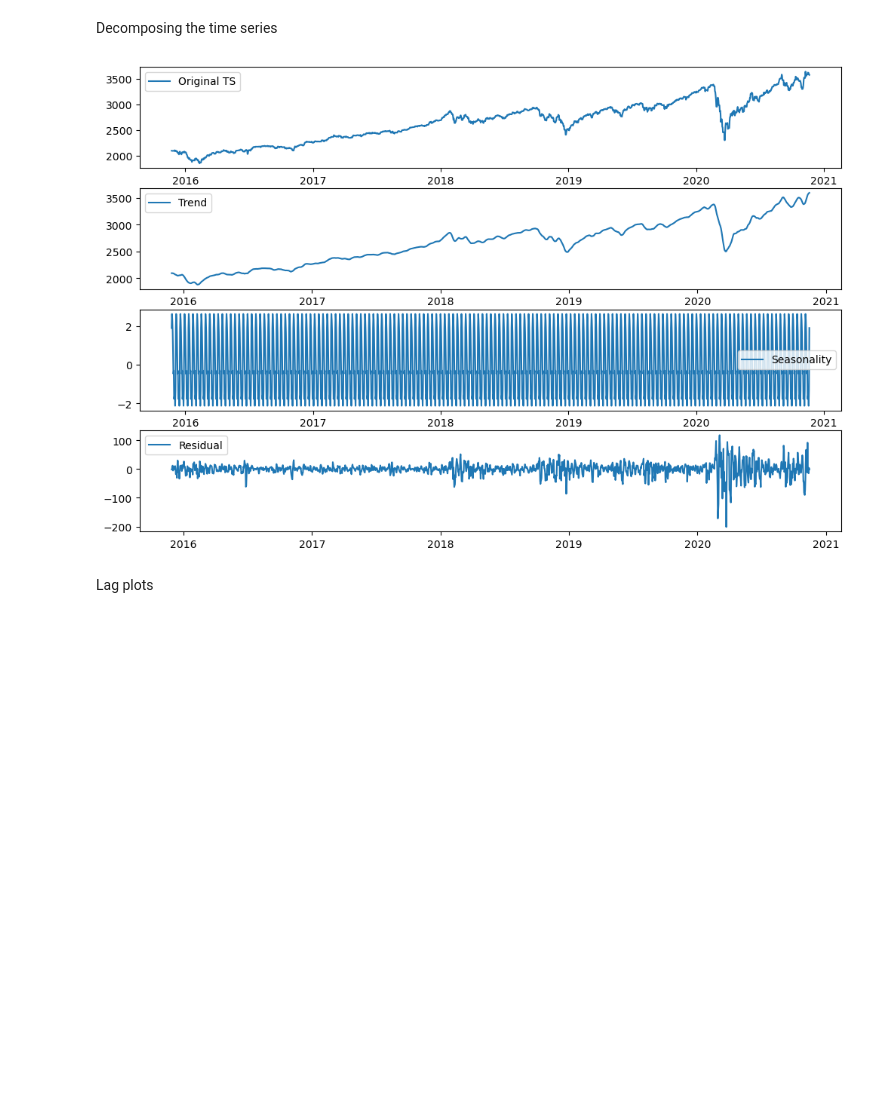
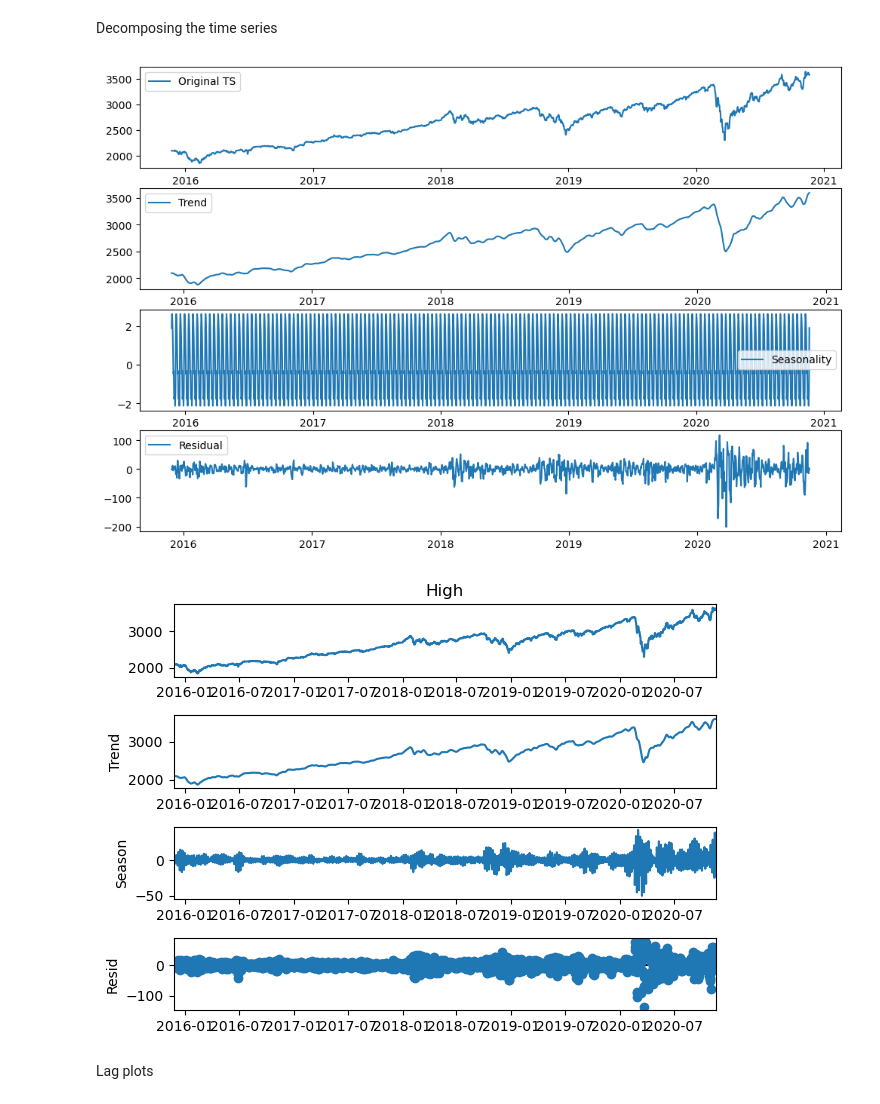
Before and after one commit to TheNoobGoda/time_series_project, a Jupyter notebook: yahoo_stock.ipynb, the cells around one changed output. Saved outputs shown, nothing was run; the diff lists cells and outputs as text; code cells hidden in the pictures; blank space fills up the shorter version.

```diff
--- a/yahoo_stock.ipynb
+++ b/yahoo_stock.ipynb
@@ -100,22 +101,27 @@ df = pd.read_csv('yahoo_stock.csv', parse_dates = ['Date'], index_col = 'Date')
 # %%
 decompose_add=seasonal_decompose(df[var], model='additive', period=12)
 plt.figure(figsize=(12,8))
 plt.subplot(411)
 plt.plot(df[var], label='Original TS')
 plt.legend(loc='best')
 plt.subplot(412)
 plt.plot(decompose_add.trend, label='Trend')
 plt.legend(loc='best')
 plt.subplot(413)
 plt.plot(decompose_add.seasonal,label='Seasonality')
 plt.legend(loc='best')
 plt.subplot(414)
 plt.plot(decompose_add.resid, label='Residual')
 plt.legend(loc='best')
+plt.show()
 
+stl = STL(df[var])
+res = stl.fit()
+fig = res.plot()
 plt.show()
 # %% [output]
 [figure]
+[figure, added]
 # %% [markdown]
 Lag plots
 # %%
```
Also changed, not shown: parts of 3 cells of this notebook.
